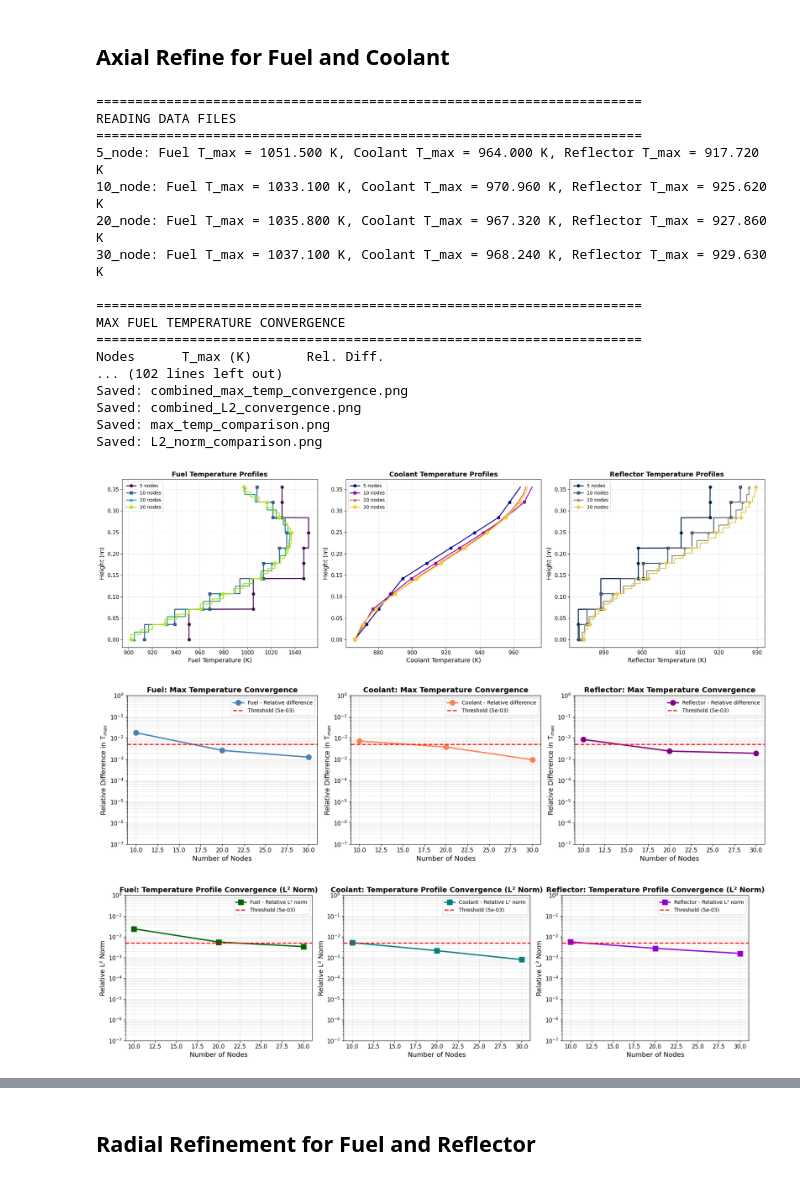
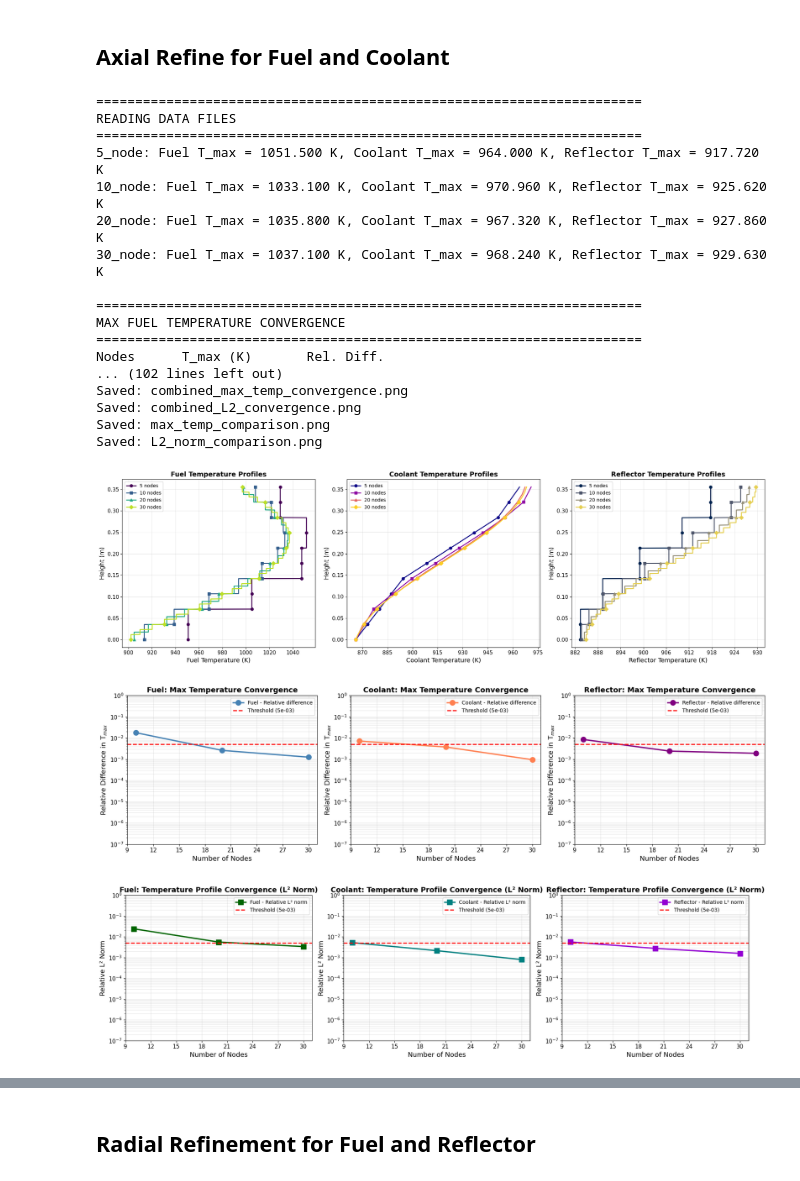
Before and after one commit to CORE-GATECH-GROUP/SNAP-REACTORS, a Jupyter notebook: snapReactors/reactor_models/Wet_Experiment_Models/analysis.ipynb, the cells around one changed output, grey strips where cells are left out. Cells and saved outputs as stored; diff of their text form; code cells hidden in the pictures.

```diff
--- a/snapReactors/reactor_models/Wet_Experiment_Models/analysis.ipynb
+++ b/snapReactors/reactor_models/Wet_Experiment_Models/analysis.ipynb
@@ -887,6 +887,7 @@ from pathlib import Path
 import numpy as np
 import pandas as pd
 import matplotlib.pyplot as plt
+from matplotlib.ticker import MaxNLocator
 
 current_dir = Path.cwd()
 base_path = current_dir / "OpenMC_Cardinal/standard_conditions"
@@ -1106,6 +1107,7 @@ for i, n_nodes in enumerate(node_counts):
 ax1.set_xlabel('Fuel Temperature (K)', fontsize=13)
 ax1.set_ylabel('Height (m)', fontsize=13)
 ax1.set_title('Fuel Temperature Profiles', fontsize=14, fontweight='bold')
+ax1.xaxis.set_major_locator(MaxNLocator(integer=True))
 ax1.legend(fontsize=10)
 ax1.grid(True, alpha=0.3)
 
@@ -1121,7 +1123,7 @@ ax2.set_ylabel('Height (m)', fontsize=13)
 ax2.set_title('Coolant Temperature Profiles', fontsize=14, fontweight='bold')
 ax2.legend(fontsize=10)
 ax2.grid(True, alpha=0.3)
-
+ax2.xaxis.set_major_locator(MaxNLocator(integer=True))
 # Right: Reflector temperature profiles
 for i, n_nodes in enumerate(node_counts):
     z = reflector_data[n_nodes]['height']
@@ -1134,7 +1136,7 @@ ax3.set_ylabel('Height (m)', fontsize=13)
 ax3.set_title('Reflector Temperature Profiles', fontsize=14, fontweight='bold')
 ax3.legend(fontsize=10)
 ax3.grid(True, alpha=0.3)
-
+ax3.xaxis.set_major_locator(MaxNLocator(integer=True))
 plt.tight_layout()
 plt.savefig('combined_temperature_profiles.png', dpi=300, bbox_inches='tight')
 print("\n" + "="*70)
@@ -1160,7 +1162,7 @@ ax4.set_title('Fuel: Max Temperature Convergence', fontsize=14, fontweight='bold
 ax4.grid(True, alpha=0.3, which='both')
 ax4.legend(fontsize=10)
 ax4.set_ylim([1e-7, 1e0])
-
+ax4.xaxis.set_major_locator(MaxNLocator(integer=True))
 # Middle: Coolant max temperature convergence
 ax5.semilogy(node_counts[1:], coolant_results['rel_diff_max'], 'o-',
              linewidth=2.5, markersize=10, color='coral',
@@ -1173,7 +1175,7 @@ ax5.set_title('Coolant: Max Temperature Convergence', fontsize=14, fontweight='b
 ax5.grid(True, alpha=0.3, which='both')
 ax5.legend(fontsize=10)
 ax5.set_ylim([1e-7, 1e0])
-
+ax5.xaxis.set_major_locator(MaxNLocator(integer=True))
 # Right: Reflector max temperature convergence
 ax6.semilogy(node_counts[1:], reflector_results['rel_diff_max'], 'o-',
              linewidth=2.5, markersize=10, color='purple',
@@ -1186,7 +1188,7 @@ ax6.set_title('Reflector: Max Temperature Convergence', fontsize=14, fontweight=
 ax6.grid(True, alpha=0.3, which='both')
 ax6.legend(fontsize=10)
 ax6.set_ylim([1e-7, 1e0])
-
+ax6.xaxis.set_major_locator(MaxNLocator(integer=True))
 plt.tight_layout()
 plt.savefig('combined_max_temp_convergence.png', dpi=300, bbox_inches='tight')
 print("Saved: combined_max_temp_convergence.png")
@@ -1210,7 +1212,7 @@ ax7.set_title('Fuel: Temperature Profile Convergence (L² Norm)',
 ax7.grid(True, alpha=0.3, which='both')
 ax7.legend(fontsize=10)
 ax7.set_ylim([1e-7, 1e0])
-
+ax7.xaxis.set_major_locator(MaxNLocator(integer=True))
 # Middle: Coolant L² norm convergence
 ax8.semilogy(coolant_results['comparison_nodes'], coolant_results['rel_L2_norms'],
              's-', linewidth=2.5, markersize=10, color='teal',
@@ -1224,7 +1226,7 @@ ax8.set_title('Coolant: Temperature Profile Convergence (L² Norm)',
 ax8.grid(True, alpha=0.3, which='both')
 ax8.legend(fontsize=10)
 ax8.set_ylim([1e-7, 1e0])
-
+ax8.xaxis.set_major_locator(MaxNLocator(integer=True))
 # Right: Reflector L² norm convergence
 ax9.semilogy(reflector_results['comparison_nodes'], reflector_results['rel_L2_norms'],
              's-', linewidth=2.5, markersize=10, color='darkviolet',
@@ -1238,7 +1240,7 @@ ax9.set_title('Reflector: Temperature Profile Convergence (L² Norm)',
 ax9.grid(True, alpha=0.3, which='both')
 ax9.legend(fontsize=10)
 ax9.set_ylim([1e-7, 1e0])
-
+ax9.xaxis.set_major_locator(MaxNLocator(integer=True))
 plt.tight_layout()
 plt.savefig('combined_L2_convergence.png', dpi=300, bbox_inches='tight')
 print("Saved: combined_L2_convergence.png")
@@ -1246,7 +1248,7 @@ print("Saved: combined_L2_convergence.png")
 # ============================================================================
 # Figure 4: Max Temperature Convergence Comparison (All Three)
 # ============================================================================
-
+import matplotlib.ticker as tck
 fig4, ax10 = plt.subplots(1, 1, figsize=(10, 6))
 
 # Max temperature convergence comparison
@@ -1264,7 +1266,7 @@ ax10.set_ylabel('Relative Difference in T$_{max}$', fontsize=13)
 ax10.grid(True, alpha=0.3, which='both')
 ax10.legend(fontsize=11)
 ax10.set_ylim([1e-7, 1e0])
-
+ax10.xaxis.set_major_locator(tck.MultipleLocator(base = 10))
 plt.tight_layout()
 plt.savefig('max_temp_comparison.png', dpi=300, bbox_inches='tight')
 print("Saved: max_temp_comparison.png")
@@ -1290,7 +1292,7 @@ ax11.set_ylabel('Relative L² Norm', fontsize=13)
 ax11.grid(True, alpha=0.3, which='both')
 ax11.legend(fontsize=11)
 ax11.set_ylim([1e-7, 1e0])
-
+ax11.xaxis.set_major_locator(tck.MultipleLocator(base = 10))
 plt.tight_layout()
 plt.savefig('L2_norm_comparison.png', dpi=300, bbox_inches='tight')
 print("Saved: L2_norm_comparison.png")
@@ -1340,33 +1342,33 @@ print(f"{'L² norm converged at {node_counts[-1]} nodes?':<45} "
       f"{'Yes' if coolant_L2_converged else 'No':<15} "
       f"{'Yes' if reflector_L2_converged else 'No':<15}")
 
 print("\n" + "="*70)
 print("ANALYSIS COMPLETE")
 print("="*70)
 print("\nGenerated 5 figures:")
 print("  1. combined_temperature_profiles.png - Fuel, coolant, and reflector T vs height")
 print("  2. combined_max_temp_convergence.png - Max temperature convergence (3 subplots)")
 print("  3. combined_L2_convergence.png - L² norm convergence (3 subplots)")
 print("  4. max_temp_comparison.png - Max temperature comparison (all on same axes)")
 print("  5. L2_norm_comparison.png - L² norm comparison (all on same axes)")
 # %% [output]
 ======================================================================
 READING DATA FILES
 ======================================================================
 5_node: Fuel T_max = 1051.500 K, Coolant T_max = 964.000 K, Reflector T_max = 917.720 K
 10_node: Fuel T_max = 1033.100 K, Coolant T_max = 970.960 K, Reflector T_max = 925.620 K
 20_node: Fuel T_max = 1035.800 K, Coolant T_max = 967.320 K, Reflector T_max = 927.860 K
 30_node: Fuel T_max = 1037.100 K, Coolant T_max = 968.240 K, Reflector T_max = 929.630 K
 
 ======================================================================
 MAX FUEL TEMPERATURE CONVERGENCE
 ======================================================================
 Nodes      T_max (K)       Rel. Diff.
 ... (102 lines left out)
 Saved: combined_max_temp_convergence.png
 Saved: combined_L2_convergence.png
 Saved: max_temp_comparison.png
 Saved: L2_norm_comparison.png
-[figure, old version]
+[figure, new version]
-[figure, old version]
+[figure, new version]
-[figure, old version]
+[figure, new version]
```
Also changed, not shown: parts of 2 cells of this notebook, 54 other files.
